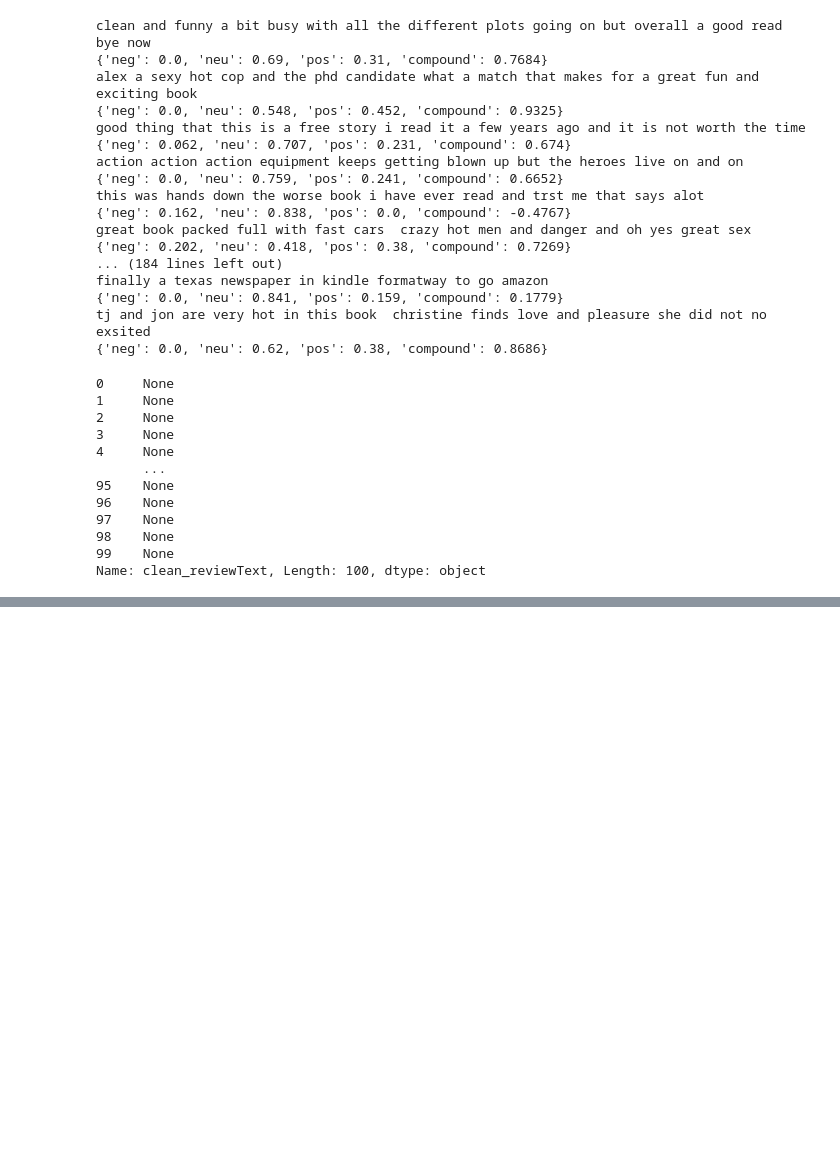
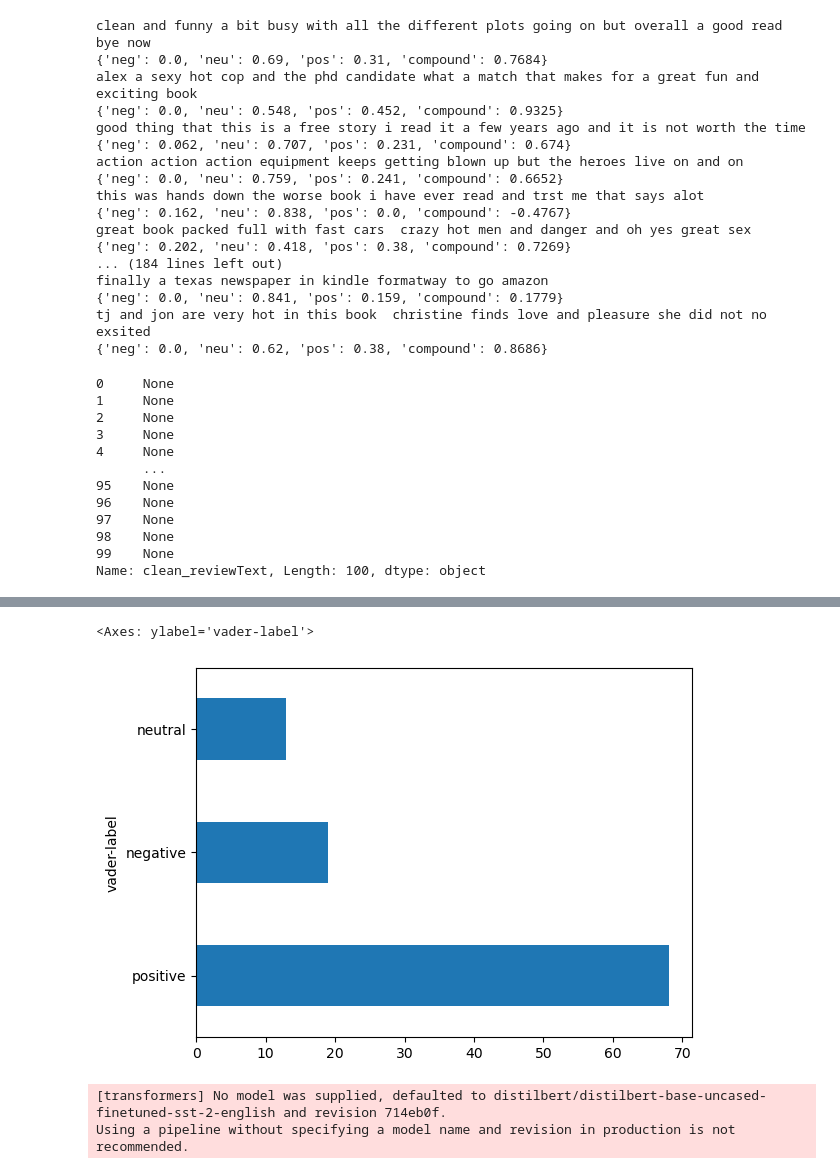
Before and after one commit to wanderer878/jupyter, a Jupyter notebook: practical_task_23.ipynb, the cells around one changed output, grey strips where cells are left out. Drawn from its saved outputs; the diff is of its cells as text; code cells hidden in the pictures; blank space fills up the shorter version.

```diff
--- a/practical_task_23.ipynb
+++ b/practical_task_23.ipynb
@@ -97,3 +93,6 @@ tj and jon are very hot in this book  christine finds love and pleasure she did
 98    None
 99    None
 Name: clean_reviewText, Length: 100, dtype: object
+# %%
+data['vader-score'] = data['clean_reviewText'].apply(lambda x:  SentimentIntensityAnalyzer.polarity_scores(x)['compound'])
+data.head()
@@ -99,0 +106,6 @@ Name: clean_reviewText, Length: 100, dtype: object
+# %%
+bin = [-1.0,-0.1,0.1,1.0]
+emotions = ['negative','neutral','positive']
+
+data['vader-label'] = pd.cut(data['vader-score'],bins= bin, labels= emotions)
+data.head()
@@ -99,0 +119,5 @@ Name: clean_reviewText, Length: 100, dtype: object
+# %%
+data['vader-label'].value_counts().plot.barh()
+# %% [output]
+<Axes: ylabel='vader-label'>
+[figure, added]
@@ -99,0 +127,5 @@ Name: clean_reviewText, Length: 100, dtype: object
+# %%
+sentiment_analysis = pipeline('sentiment-analysis')
+# %% [output]
+[transformers] No model was supplied, defaulted to distilbert/distilbert-base-uncased-finetuned-sst-2-english and revision 714eb0f.
+Using a pipeline without specifying a model name and revision in production is not recommended.
```
Also changed, not shown: parts of 7 cells of this notebook.
